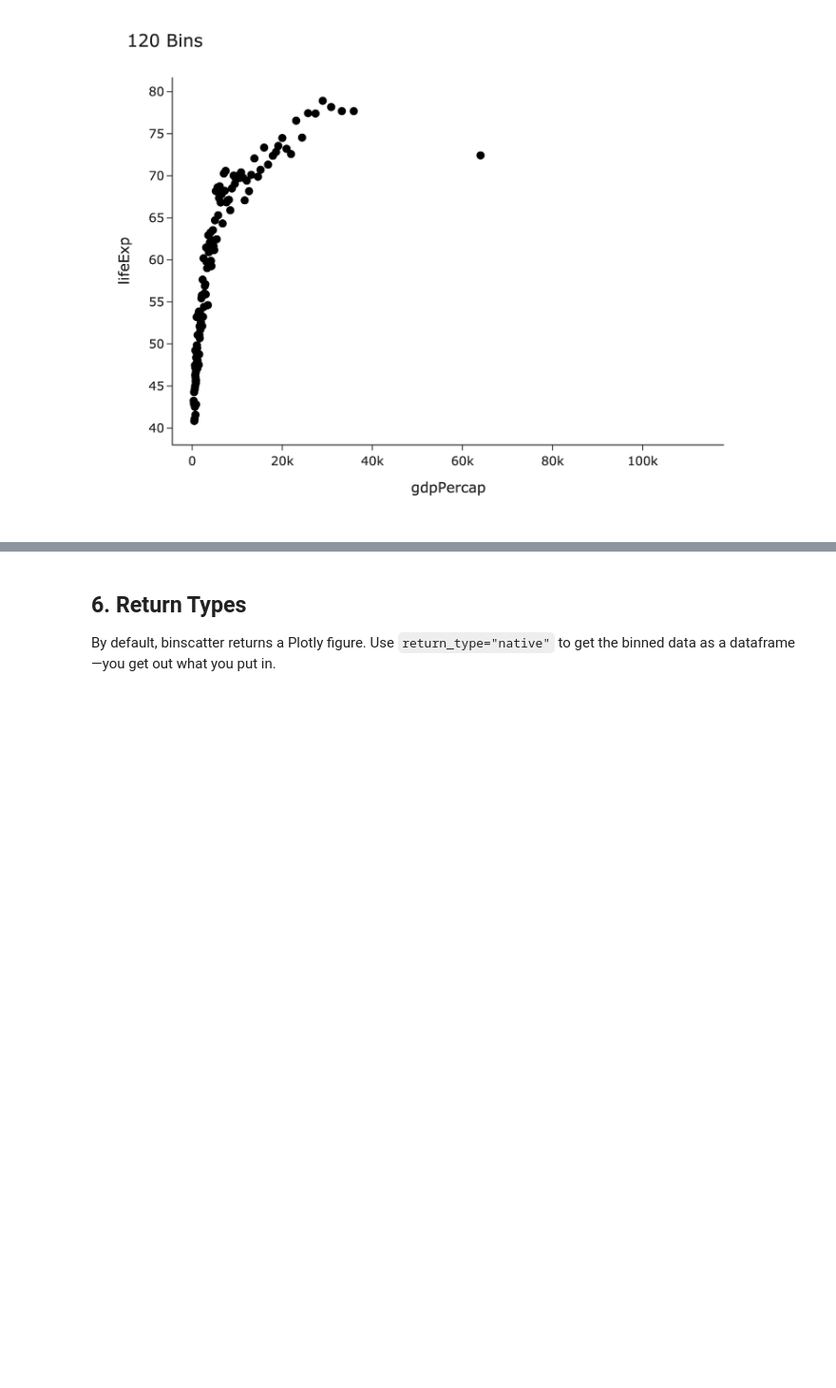
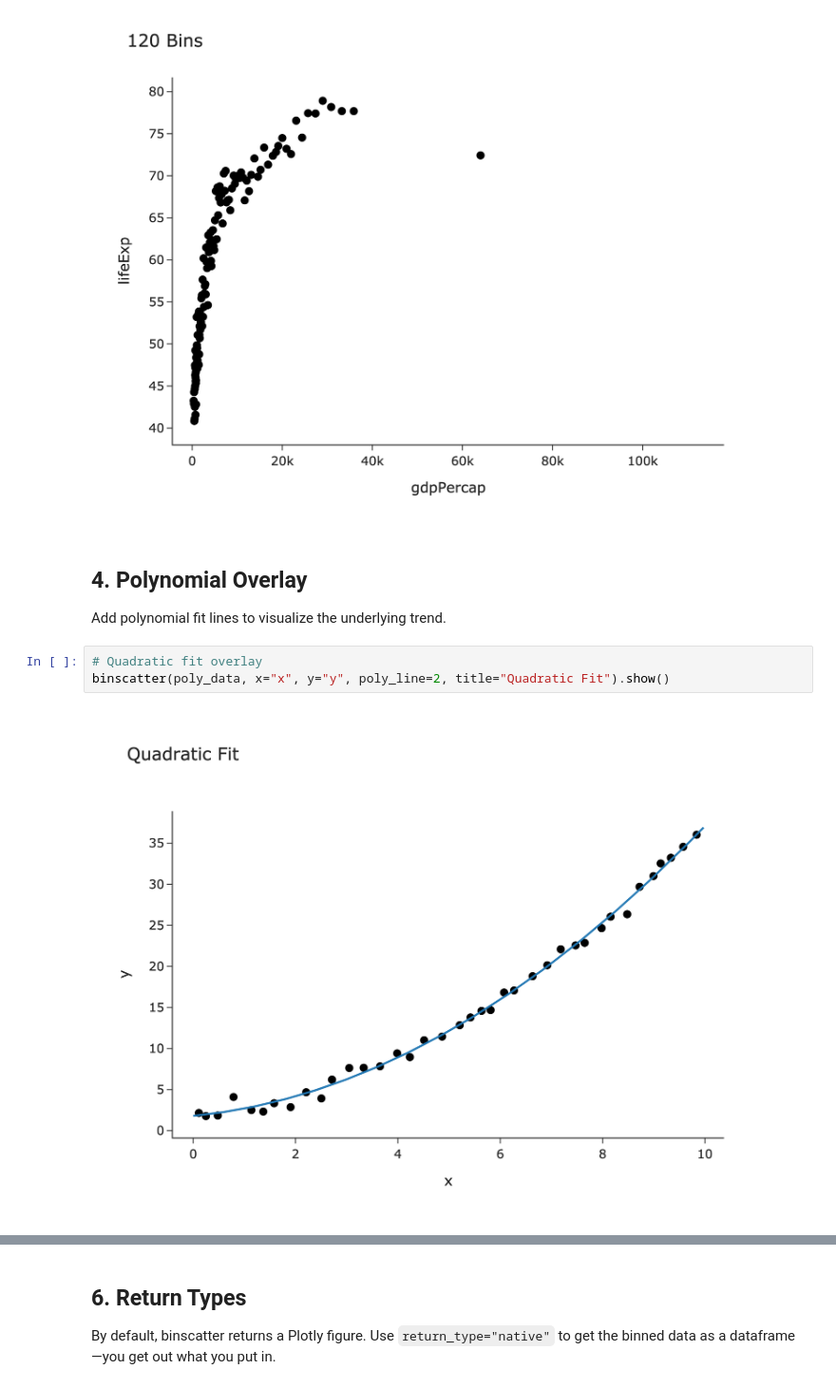
Before and after one commit to matthiaskaeding/binscatter, a Jupyter notebook: examples/demo.ipynb, the cells around one changed output, grey strips where cells are left out. Shown at 95% size. Saved outputs shown, nothing was run; the diff lists cells and outputs as text; blank space fills up the shorter version.

```diff
--- a/examples/demo.ipynb
+++ b/examples/demo.ipynb
@@ -68,4 +67,13 @@ fig_120.update_layout(title="120 Bins")
 fig_120.show()
 # %% [output]
 [figure]
+# %% [markdown]
+## 4. Polynomial Overlay
+
+Add polynomial fit lines to visualize the underlying trend.
+# %%
+# Quadratic fit overlay
+binscatter(poly_data, x="x", y="y", poly_line=2, title="Quadratic Fit").show()
+# %% [output]
+[figure, added]
 # %% [markdown]
```
Also changed, not shown: parts of 6 cells of this notebook.
